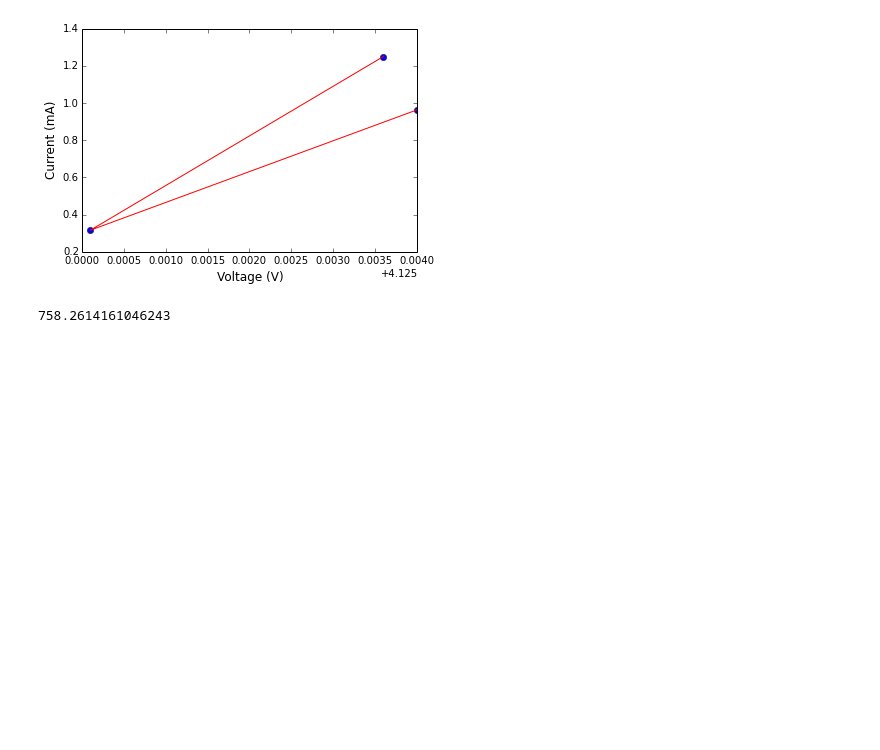
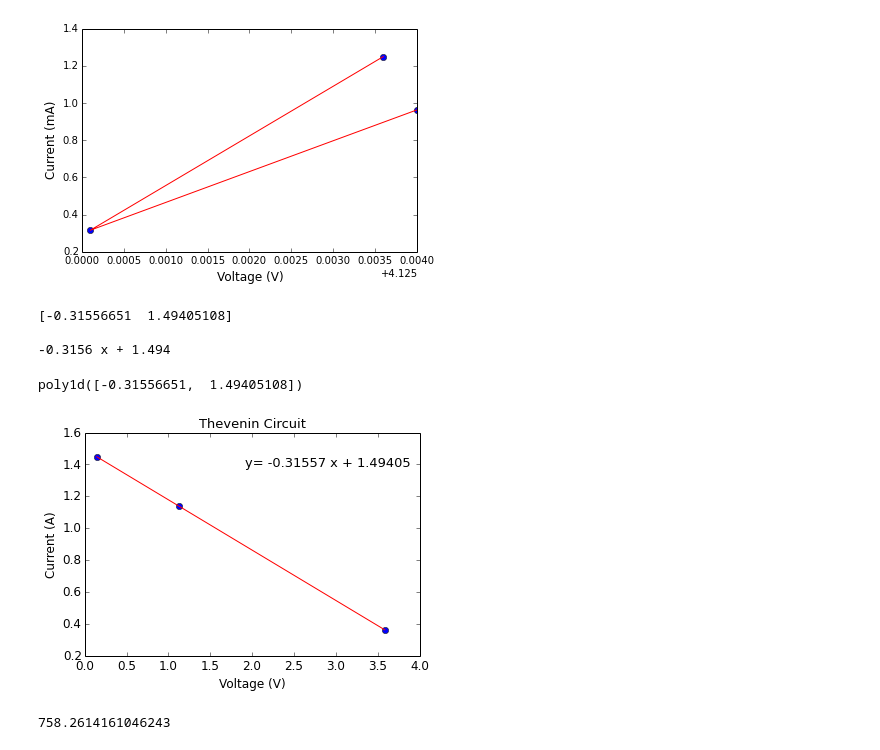
Before and after one commit to dorisjlee/111BSClab, a Jupyter notebook: lab1/Plots for lab 1.ipynb, the cells around one changed output. Cells and saved outputs as stored; diff of their text form; code cells hidden in the pictures; blank space fills up the shorter version.

```diff
--- a/lab1/Plots for lab 1.ipynb
+++ b/lab1/Plots for lab 1.ipynb
@@ -67,6 +67,18 @@ plt.plot(v,i,'r-')
 # %% [output]
 [<matplotlib.lines.Line2D at 0x...>]
 [figure]
+# %%
+r = [100,1000,10000] #[ohm]
+v = [0.1440,1.131,3.585] #
+i = np.array([1.448e-3,1.138e-3,0.3625e-3])*1000 #[A]
+# %%
+fit_and_plot(v,i, xlabel="Voltage (V)",ylabel="Current (A)", title= "Thevenin Circuit", right_words=True)
+# %% [output]
+[-0.31556651  1.49405108]
+
+-0.3156 x + 1.494
+poly1d([-0.31556651,  1.49405108])
+[figure, added]
 # %%
 r_1 = 1./(1./3.1367e3+1./1e3)
 r_1
```
Also changed, not shown: parts of 18 cells of this notebook, 45 other files.
